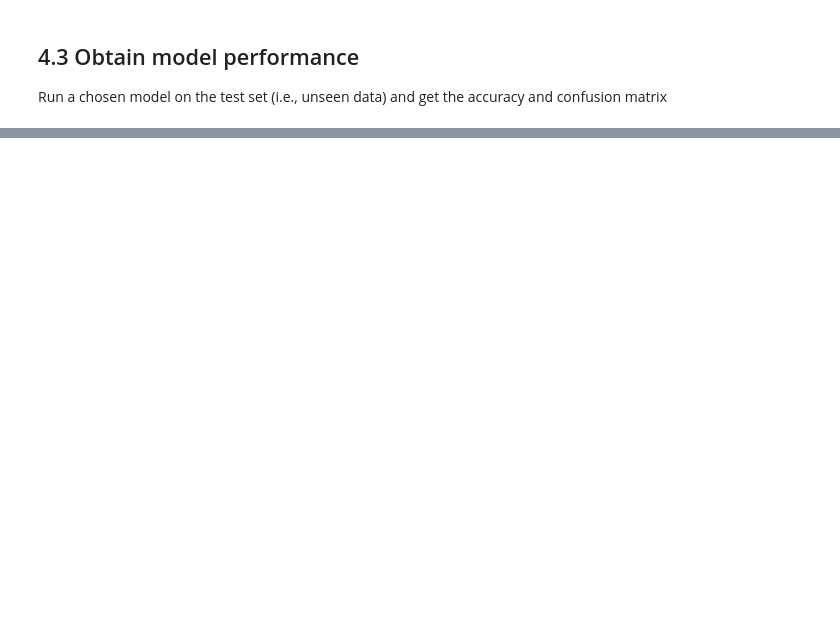
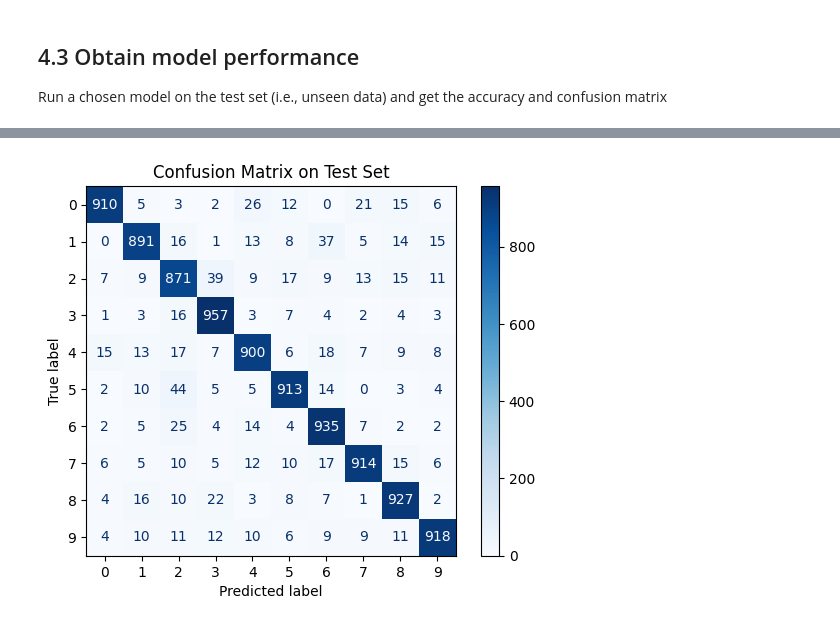
Before and after one commit to JAntunes-12/KMNIST-Classification, a Jupyter notebook: mlp_finalProject.ipynb, the cells around one changed output, grey strips where cells are left out. Drawn from its saved outputs; the diff is of its cells as text; code cells hidden in the pictures; blank space fills up the shorter version.

```diff
--- a/mlp_finalProject.ipynb
+++ b/mlp_finalProject.ipynb
@@ -930,3 +1007,24 @@ Restoring model weights from the end of the best epoch: 98.
 # %% [markdown]
 ## 4.3 Obtain model performance
 Run a chosen model on the test set (i.e., unseen data) and get the accuracy and confusion matrix
+# %%
+# Evaluate on test set
+test_labels = pd.get_dummies(test_labels, dtype= int).to_numpy()
+test_loss, test_acc, _, _ = best_MLP_1H.evaluate(test_images_norm, test_labels, verbose=2)
+print(f"Test accuracy: {test_acc:.4f}")
+
+test_labels = np.argmax(test_labels, axis=1)
+
+# Predict classes on test set
+y_pred_prob = best_MLP_1H.predict(test_images_norm)
+y_pred = np.argmax(y_pred_prob, axis=1)
+
+# Create confusion matrix
+cm = metrics.confusion_matrix(test_labels, y_pred)
+
+# Plot confusion matrix
+disp = metrics.ConfusionMatrixDisplay(confusion_matrix=cm, display_labels=np.arange(10))
+disp.plot(cmap=plt.cm.Blues)
+plt.title("Confusion Matrix on Test Set")
+plt.show()
+# %% [output]
@@ -933,3 +1034,4 @@ Run a chosen model on the test set (i.e., unseen data) and get the accuracy and
+[figure, added]
 # %%
 # Evaluate on test set
 test_labels = pd.get_dummies(test_labels, dtype= int).to_numpy()
```
Also changed, not shown: parts of 13 cells of this notebook, 7 other files.
